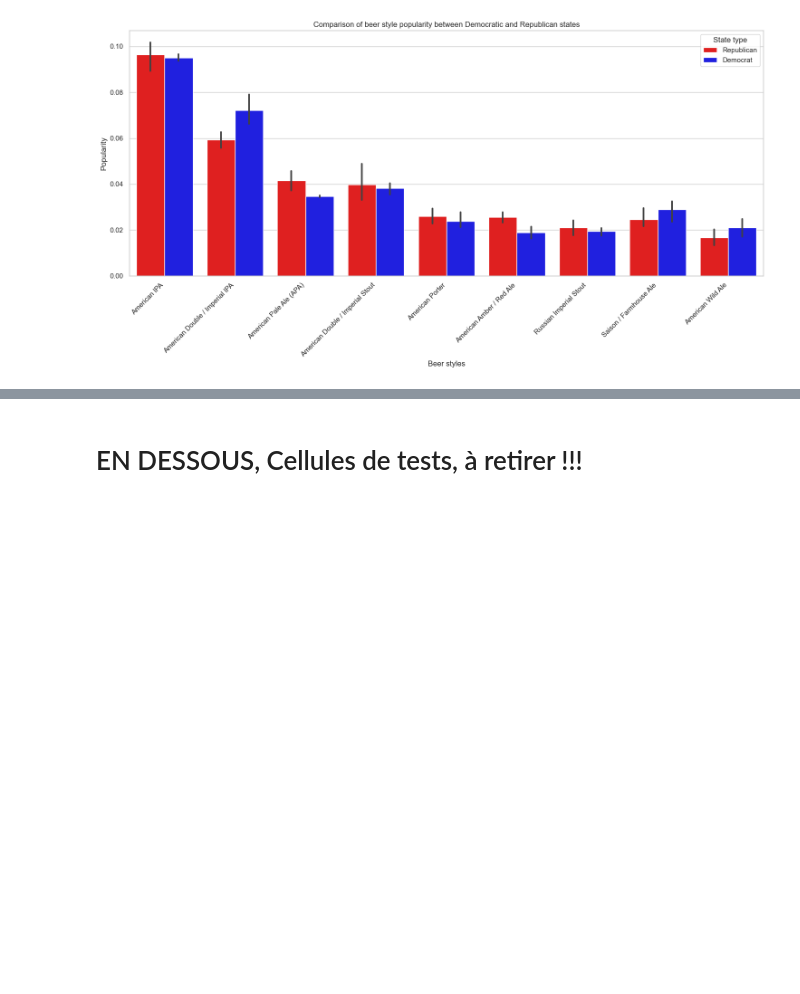
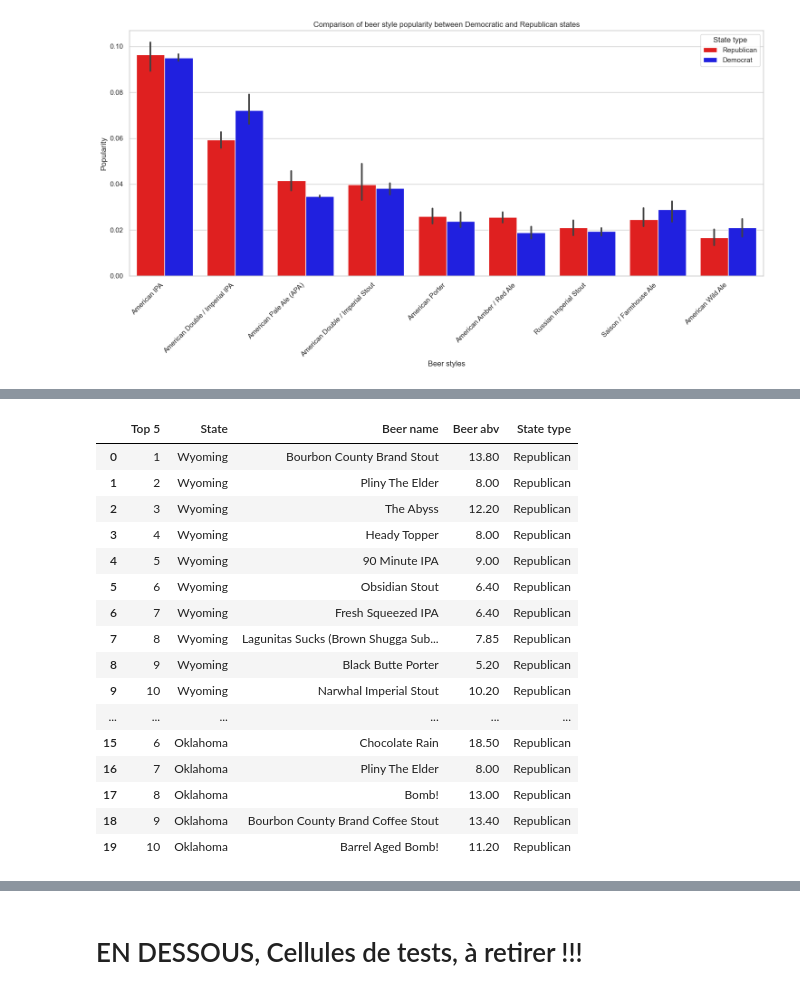
Before and after one commit to epfl-ada/ada-2024-project-casiervert952, a Jupyter notebook: analysis.ipynb, the cells around one changed output, grey strips where cells are left out. Drawn from its saved outputs; the diff is of its cells as text; code cells hidden in the pictures; blank space fills up the shorter version.

```diff
--- a/analysis.ipynb
+++ b/analysis.ipynb
@@ -1089,0 +1154,39 @@ plt.show()
+# %%
+# new long format to plot
+republican_long = pd.melt(pd_top_republican_abv, id_vars=['Top 5'], value_vars=['Wyoming', 'Oklahoma', 'Idaho', 'Utah', 'Alabama'],
+                          var_name='State', value_name='Beer name')
+democrat_long = pd.melt(pd_top_democrat_abv, id_vars=['Top 5'], value_vars=['Washington','Hawaii', 'Massachusetts', 'Vermont', 'Maryland'],
+                          var_name='State', value_name='Beer name')
+
+# create a new column rating
+republican_long['Beer abv'] = pd.melt(pd_top_republican_abv, id_vars=['Top 5'], value_vars=['Wyoming_abv', 'Oklahoma_abv', 'Idaho_abv', 'Utah_abv', 'Alabama_abv'],
+                                    var_name='State_rating', value_name='abv')['abv']
+democrat_long['Beer abv'] = pd.melt(pd_top_democrat_abv, id_vars=['Top 5'], value_vars=['Washington_abv','Hawaii_abv', 'Massachusetts_abv', 'Vermont_abv', 'Maryland_abv'],
+                                    var_name='State_rating', value_name='abv')['abv']
+
+# add column 'state type'
+republican_long['State type'] = 'Republican'
+democrat_long['State type'] = 'Democrat'
+
+
+# combine the dfs
+df_combined = pd.concat([republican_long, democrat_long])
+df_combined.head(20)
+# %% [output]
+|  | Top 5 | State | Beer name | Beer abv | State type |
+| 0 | 1 | Wyoming | Bourbon County Brand Stout | 13.80 | Republican |
+| 1 | 2 | Wyoming | Pliny The Elder | 8.00 | Republican |
+| 2 | 3 | Wyoming | The Abyss | 12.20 | Republican |
+| 3 | 4 | Wyoming | Heady Topper | 8.00 | Republican |
+| 4 | 5 | Wyoming | 90 Minute IPA | 9.00 | Republican |
+| 5 | 6 | Wyoming | Obsidian Stout | 6.40 | Republican |
+| 6 | 7 | Wyoming | Fresh Squeezed IPA | 6.40 | Republican |
+| 7 | 8 | Wyoming | Lagunitas Sucks (Brown Shugga Sub... | 7.85 | Republican |
+| 8 | 9 | Wyoming | Black Butte Porter | 5.20 | Republican |
+| 9 | 10 | Wyoming | Narwhal Imperial Stout | 10.20 | Republican |
+| ... | ... | ... | ... | ... | ... |
+| 15 | 6 | Oklahoma | Chocolate Rain | 18.50 | Republican |
+| 16 | 7 | Oklahoma | Pliny The Elder | 8.00 | Republican |
+| 17 | 8 | Oklahoma | Bomb! | 13.00 | Republican |
+| 18 | 9 | Oklahoma | Bourbon County Brand Coffee Stout | 13.40 | Republican |
+| 19 | 10 | Oklahoma | Barrel Aged Bomb! | 11.20 | Republican |
```
Also changed, not shown: parts of 4 cells of this notebook.
